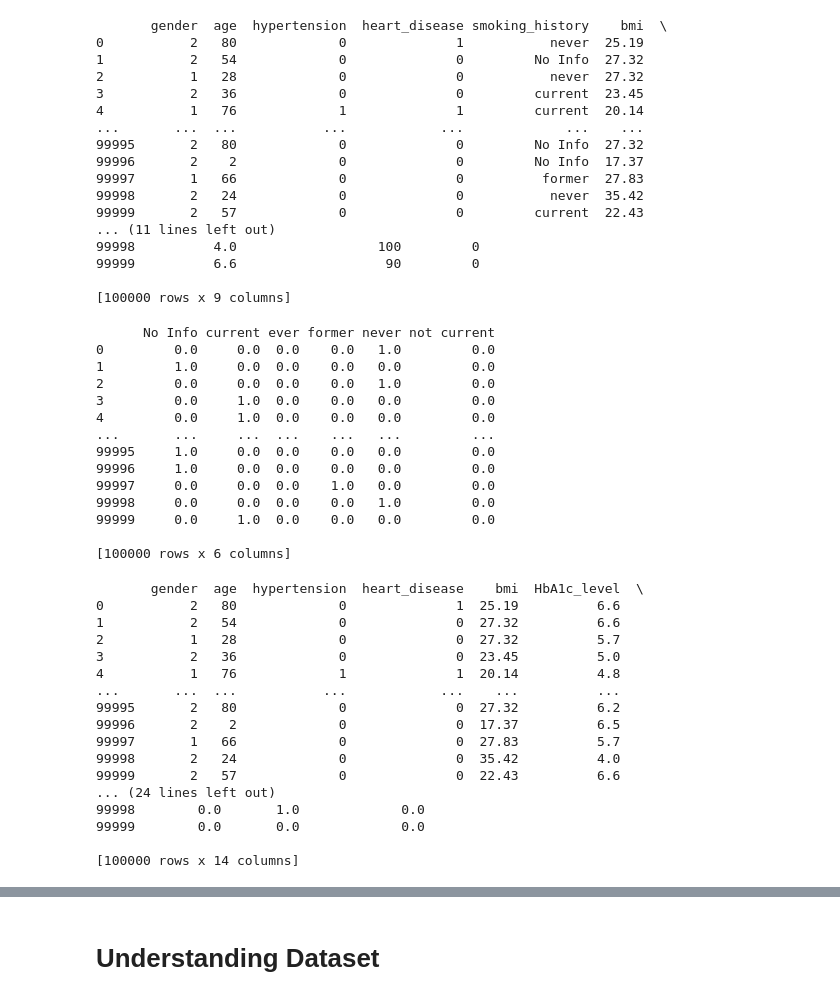
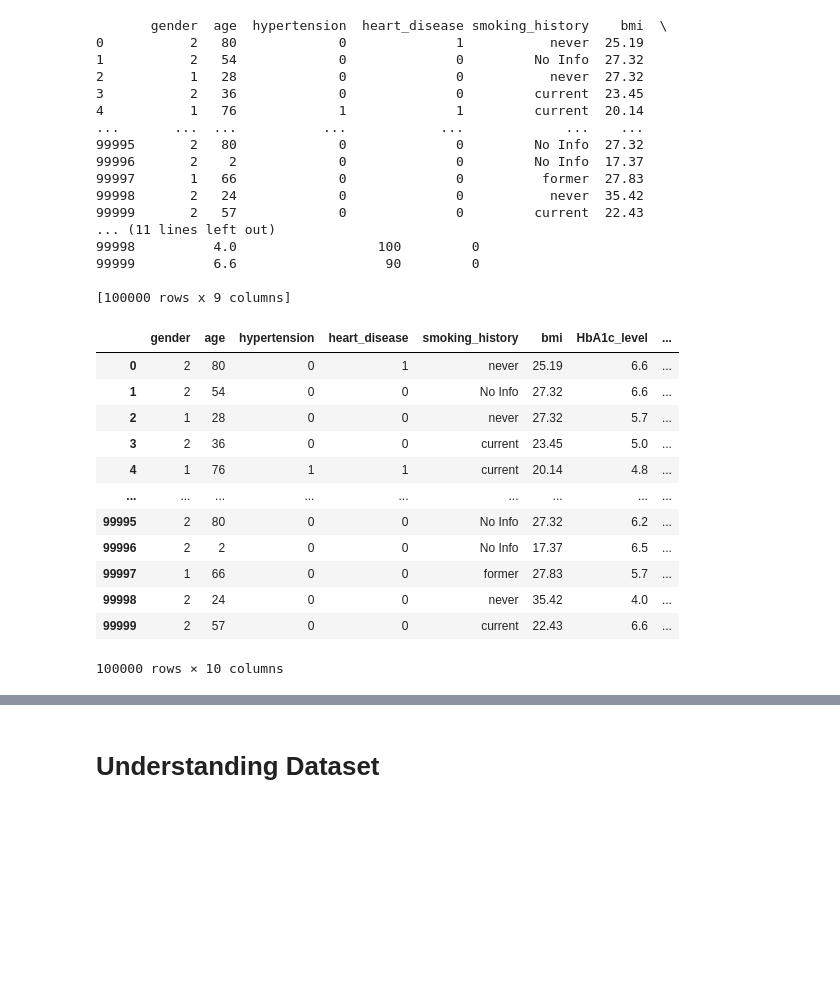
Before and after one commit to PrathamKumar125/Diabetes_Prediction_model, a Jupyter notebook: Diabetes Prediction Model.ipynb, the cells around one changed output, grey strips where cells are left out. Saved outputs shown, nothing was run; the diff lists cells and outputs as text; code cells hidden in the pictures; blank space fills up the shorter version.

```diff
--- a/Diabetes Prediction Model.ipynb
+++ b/Diabetes Prediction Model.ipynb
@@ -123,49 +123,26 @@ print(df)
 99999          6.6                   90         0
 
 [100000 rows x 9 columns]
-# %%
-# One-Hot Encoder converts categorical variables into binary vectors
-from sklearn.preprocessing import OneHotEncoder
-ohe = OneHotEncoder()
-x = ohe.fit_transform(df[['smoking_history']].values).toarray()
-
-# creating a new binary column for each category, indicating presence or absence.
-df1 = pd.DataFrame(x, columns=ohe.categories_)
-print(df1)
-# %% [output]
-      No Info current ever former never not current
-0         0.0     0.0  0.0    0.0   1.0         0.0
-1         1.0     0.0  0.0    0.0   0.0         0.0
-2         0.0     0.0  0.0    0.0   1.0         0.0
-3         0.0     1.0  0.0    0.0   0.0         0.0
-4         0.0     1.0  0.0    0.0   0.0         0.0
-...       ...     ...  ...    ...   ...         ...
-99995     1.0     0.0  0.0    0.0   0.0         0.0
-99996     1.0     0.0  0.0    0.0   0.0         0.0
-99997     0.0     0.0  0.0    1.0   0.0         0.0
-99998     0.0     0.0  0.0    0.0   1.0         0.0
-99999     0.0     1.0  0.0    0.0   0.0         0.0
-
-[100000 rows x 6 columns]
-# %%
-df2 = pd.concat([df, df1], axis=1) #Combining the original DataFrame (df) and the one-hot encoded DataFrame (df1) along the columns (axis=1)
-df2 = df2.drop(['smoking_history'], axis=1) #removing the original 'smoking_history'
-print(df2)
-# %% [output]
-       gender  age  hypertension  heart_disease    bmi  HbA1c_level  \
-0           2   80             0              1  25.19          6.6
-1           2   54             0              0  27.32          6.6
-2           1   28             0              0  27.32          5.7
-3           2   36             0              0  23.45          5.0
-4           1   76             1              1  20.14          4.8
-...       ...  ...           ...            ...    ...          ...
-99995       2   80             0              0  27.32          6.2
-99996       2    2             0              0  17.37          6.5
-99997       1   66             0              0  27.83          5.7
-99998       2   24             0              0  35.42          4.0
-99999       2   57             0              0  22.43          6.6
-... (24 lines left out)
-99998        0.0       1.0             0.0
-99999        0.0       0.0             0.0
-
-[100000 rows x 14 columns]
+# %%
+# to encode the "smoking_history" column in a DataFrame (df) into numerical values as:
+# No Info=0, current=1, ever=2, former=3, never=4, not current=5
+
+from sklearn.preprocessing import LabelEncoder
+encoder= LabelEncoder()
+labels = encoder.fit_transform(df.smoking_history)
+df['encoder_smoking_history'] = labels
+df
+# %% [output]
+|  | gender | age | hypertension | heart_disease | smoking_history | bmi | HbA1c_level | ... |
+| 0 | 2 | 80 | 0 | 1 | never | 25.19 | 6.6 | ... |
+| 1 | 2 | 54 | 0 | 0 | No Info | 27.32 | 6.6 | ... |
+| 2 | 1 | 28 | 0 | 0 | never | 27.32 | 5.7 | ... |
+| 3 | 2 | 36 | 0 | 0 | current | 23.45 | 5.0 | ... |
+| 4 | 1 | 76 | 1 | 1 | current | 20.14 | 4.8 | ... |
+| ... | ... | ... | ... | ... | ... | ... | ... | ... |
+| 99995 | 2 | 80 | 0 | 0 | No Info | 27.32 | 6.2 | ... |
+| 99996 | 2 | 2 | 0 | 0 | No Info | 17.37 | 6.5 | ... |
+| 99997 | 1 | 66 | 0 | 0 | former | 27.83 | 5.7 | ... |
+| 99998 | 2 | 24 | 0 | 0 | never | 35.42 | 4.0 | ... |
+| 99999 | 2 | 57 | 0 | 0 | current | 22.43 | 6.6 | ... |
+100000 rows × 10 columns
```
Also changed, not shown: parts of 23 cells of this notebook.
